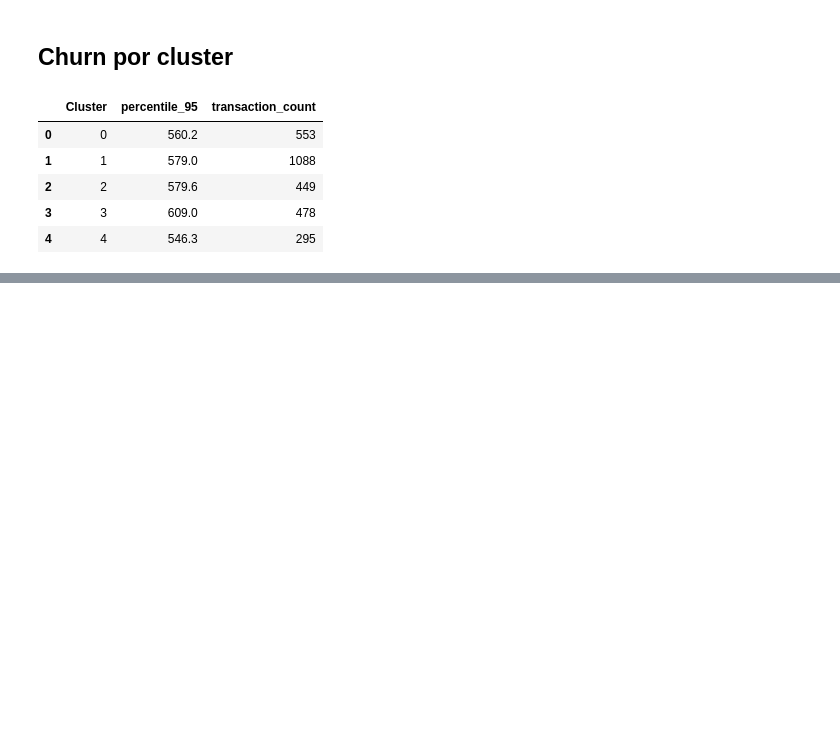
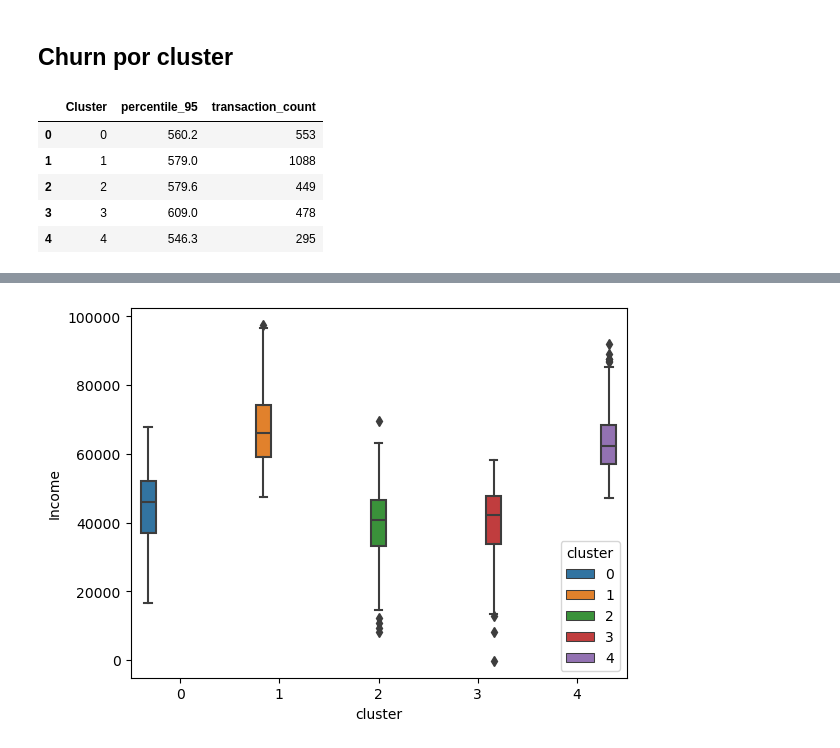
Before and after one commit to luisejdm/Analisis_de_datos_financieros_y_de_diseno_de_indicadores, a Jupyter notebook: Quizes/quiz03/quiz03.ipynb, the cells around one changed output, grey strips where cells are left out. Drawn from its saved outputs; the diff is of its cells as text; code cells hidden in the pictures; blank space fills up the shorter version.

```diff
--- a/Quizes/quiz03/quiz03.ipynb
+++ b/Quizes/quiz03/quiz03.ipynb
@@ -279,0 +396,4 @@ threshold_per_cluster.head()
+# %%
+boxplot_clusters('Income')
+# %% [output]
+[figure, added]
```
Also changed, not shown: parts of 24 cells of this notebook, 2 other files.
